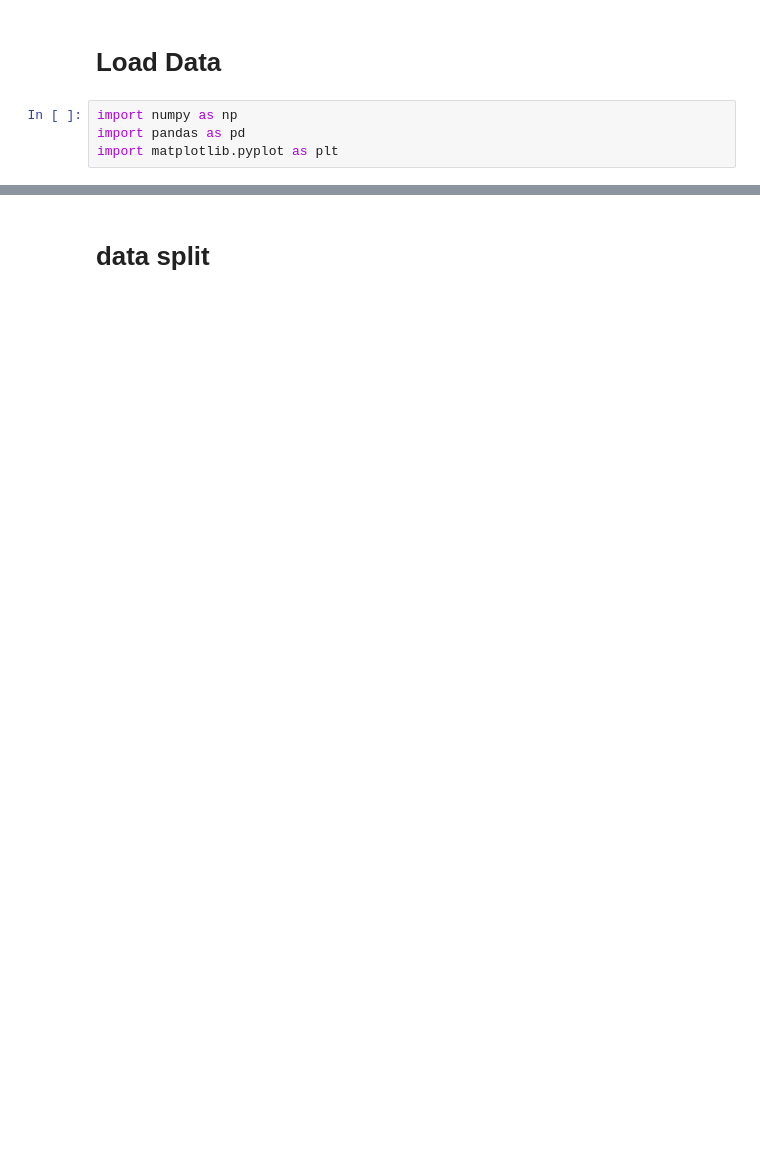
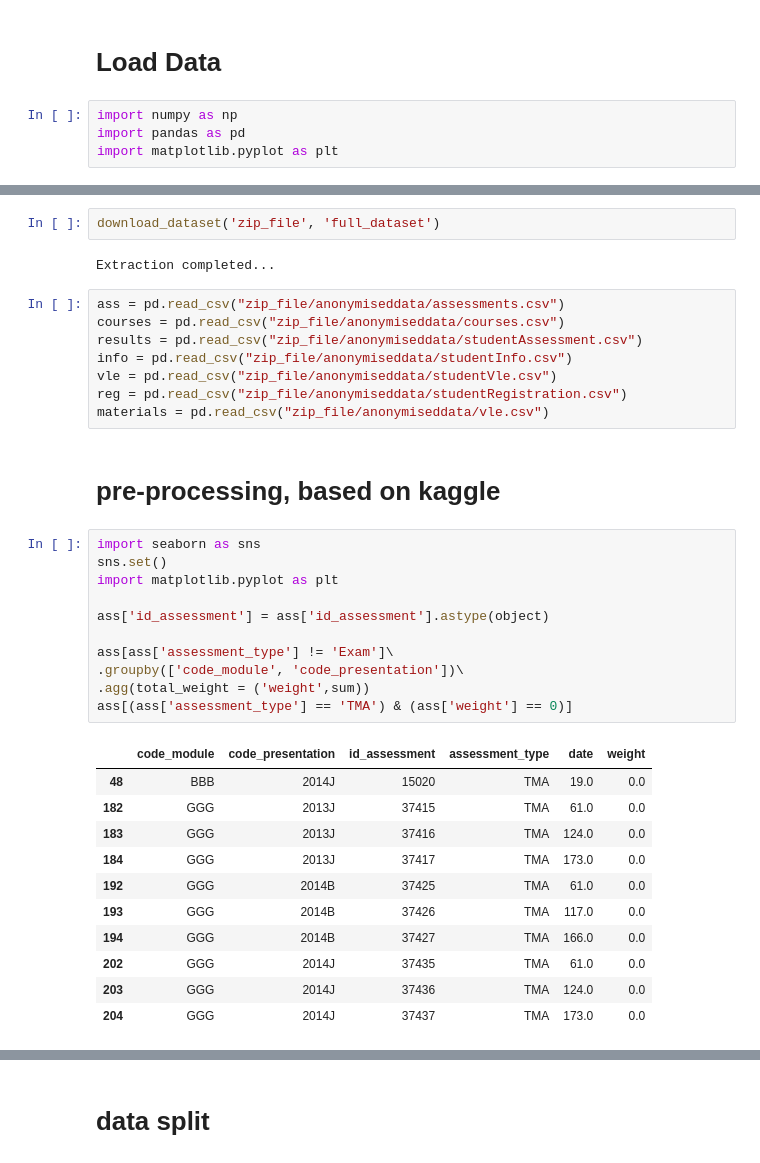
Before and after one commit to unofficial-Jona/Unimaas_researchproject_XAI, a Jupyter notebook: XAI_project.ipynb, the cells around one changed output, grey strips where cells are left out. Drawn from its saved outputs; the diff is of its cells as text; blank space fills up the shorter version.

```diff
--- a/XAI_project.ipynb
+++ b/XAI_project.ipynb
@@ -25,0 +63,37 @@ df
+# %%
+download_dataset('zip_file', 'full_dataset')
+# %% [output]
+Extraction completed...
+# %%
+ass = pd.read_csv("zip_file/anonymiseddata/assessments.csv")
+courses = pd.read_csv("zip_file/anonymiseddata/courses.csv")
+results = pd.read_csv("zip_file/anonymiseddata/studentAssessment.csv")
+info = pd.read_csv("zip_file/anonymiseddata/studentInfo.csv")
+vle = pd.read_csv("zip_file/anonymiseddata/studentVle.csv")
+reg = pd.read_csv("zip_file/anonymiseddata/studentRegistration.csv")
+materials = pd.read_csv("zip_file/anonymiseddata/vle.csv")
+# %% [markdown]
+# pre-processing, based on kaggle
+# %%
+import seaborn as sns
+sns.set()
+import matplotlib.pyplot as plt
+
+ass['id_assessment'] = ass['id_assessment'].astype(object)
+
+ass[ass['assessment_type'] != 'Exam']\
+.groupby(['code_module', 'code_presentation'])\
+.agg(total_weight = ('weight',sum))
+ass[(ass['assessment_type'] == 'TMA') & (ass['weight'] == 0)]
+# %% [output]
+|  | code_module | code_presentation | id_assessment | assessment_type | date | weight |
+| 48 | BBB | 2014J | 15020 | TMA | 19.0 | 0.0 |
+| 182 | GGG | 2013J | 37415 | TMA | 61.0 | 0.0 |
+| 183 | GGG | 2013J | 37416 | TMA | 124.0 | 0.0 |
+| 184 | GGG | 2013J | 37417 | TMA | 173.0 | 0.0 |
+| 192 | GGG | 2014B | 37425 | TMA | 61.0 | 0.0 |
+| 193 | GGG | 2014B | 37426 | TMA | 117.0 | 0.0 |
+| 194 | GGG | 2014B | 37427 | TMA | 166.0 | 0.0 |
+| 202 | GGG | 2014J | 37435 | TMA | 61.0 | 0.0 |
+| 203 | GGG | 2014J | 37436 | TMA | 124.0 | 0.0 |
+| 204 | GGG | 2014J | 37437 | TMA | 173.0 | 0.0 |
```
Also changed, not shown: parts of 58 cells of this notebook.
